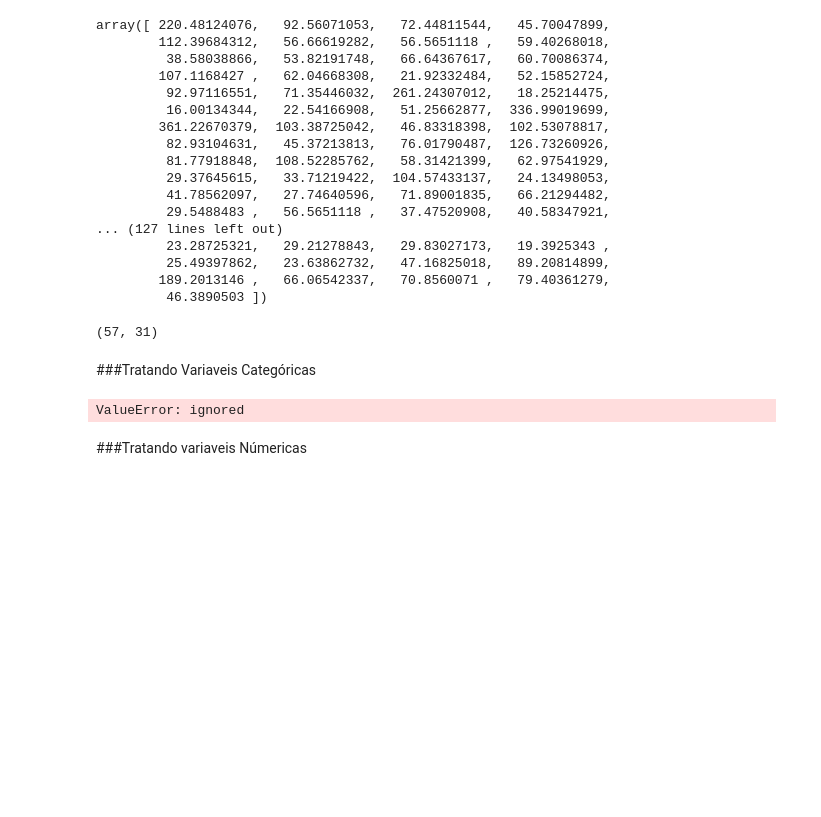
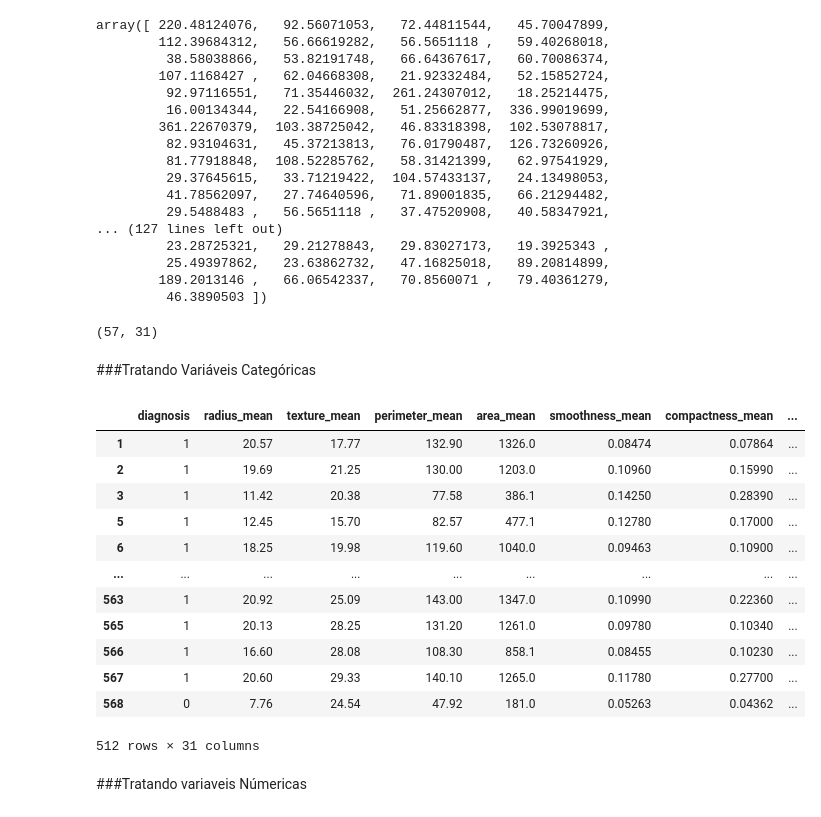
Before and after one commit to pdr0-42/predictions_cancer_cells, a Jupyter notebook: Cancer_model_predict.ipynb, the cells around one changed output. Cells and saved outputs as stored; diff of their text form; code cells hidden in the pictures; blank space fills up the shorter version.

```diff
--- a/Cancer_model_predict.ipynb
+++ b/Cancer_model_predict.ipynb
@@ -306,12 +313,23 @@ df_outlier.shape
 # %%
 df = df.drop(outlier,axis = 0)
 # %% [markdown]
-###Tratando Variaveis Categóricas
+###Tratando Variáveis Categóricas
-# %%
-y = df['diagnosis']
-diagnostico = OneHotEncoder()
-diagnosticoEncoder = diagnostico.fit(y)
-# %% [output]
-ValueError: ignored
+# %%
+df['diagnosis'] = pd.get_dummies(df['diagnosis'], drop_first = True, dtype = 'int8')
+df
+# %% [output]
+|  | diagnosis | radius_mean | texture_mean | perimeter_mean | area_mean | smoothness_mean | compactness_mean | ... |
+| 1 | 1 | 20.57 | 17.77 | 132.90 | 1326.0 | 0.08474 | 0.07864 | ... |
+| 2 | 1 | 19.69 | 21.25 | 130.00 | 1203.0 | 0.10960 | 0.15990 | ... |
+| 3 | 1 | 11.42 | 20.38 | 77.58 | 386.1 | 0.14250 | 0.28390 | ... |
+| 5 | 1 | 12.45 | 15.70 | 82.57 | 477.1 | 0.12780 | 0.17000 | ... |
+| 6 | 1 | 18.25 | 19.98 | 119.60 | 1040.0 | 0.09463 | 0.10900 | ... |
+| ... | ... | ... | ... | ... | ... | ... | ... | ... |
+| 563 | 1 | 20.92 | 25.09 | 143.00 | 1347.0 | 0.10990 | 0.22360 | ... |
+| 565 | 1 | 20.13 | 28.25 | 131.20 | 1261.0 | 0.09780 | 0.10340 | ... |
+| 566 | 1 | 16.60 | 28.08 | 108.30 | 858.1 | 0.08455 | 0.10230 | ... |
+| 567 | 1 | 20.60 | 29.33 | 140.10 | 1265.0 | 0.11780 | 0.27700 | ... |
+| 568 | 0 | 7.76 | 24.54 | 47.92 | 181.0 | 0.05263 | 0.04362 | ... |
+512 rows × 31 columns
 # %% [markdown]
 ###Tratando variaveis Númericas
```
Also changed, not shown: parts of 9 cells of this notebook.
